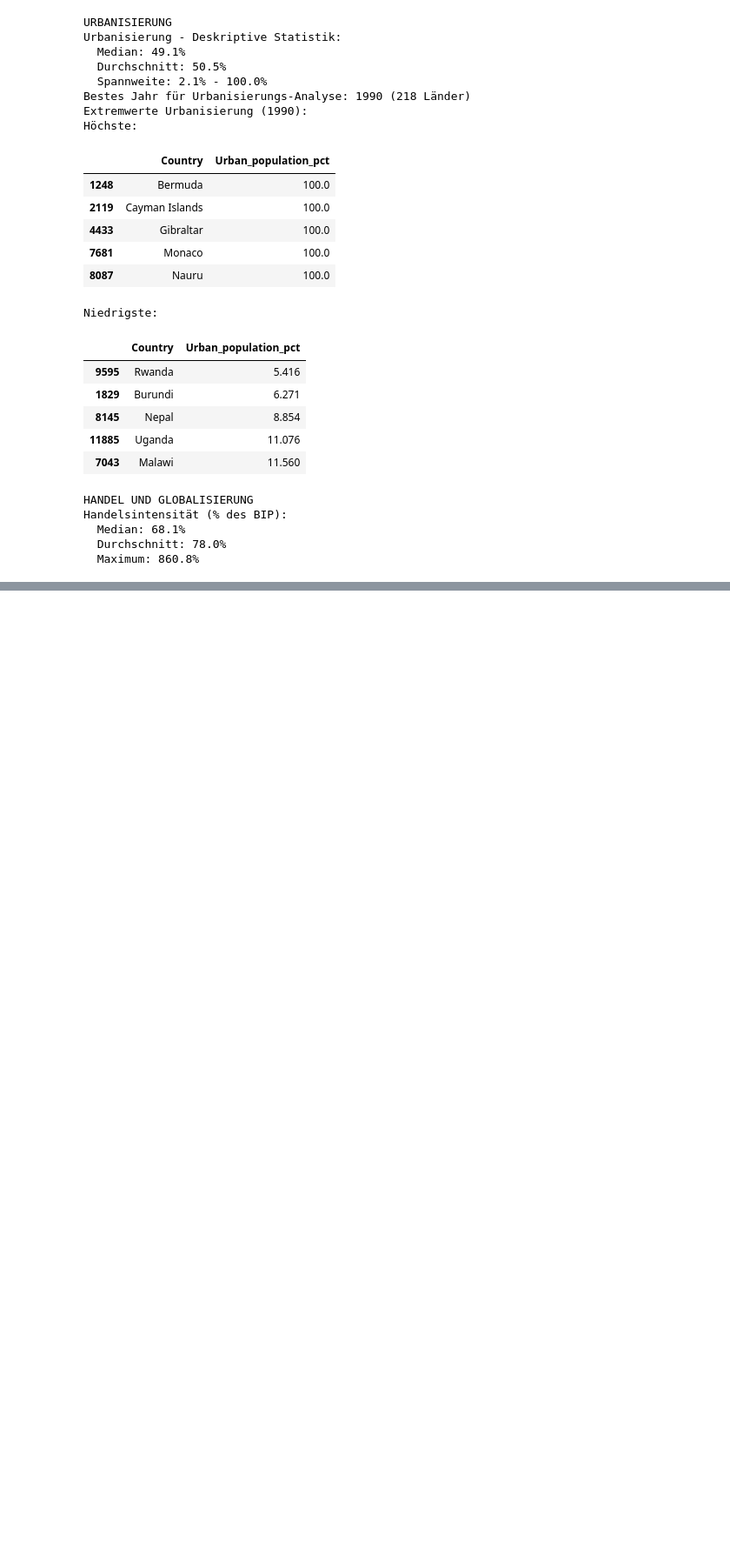
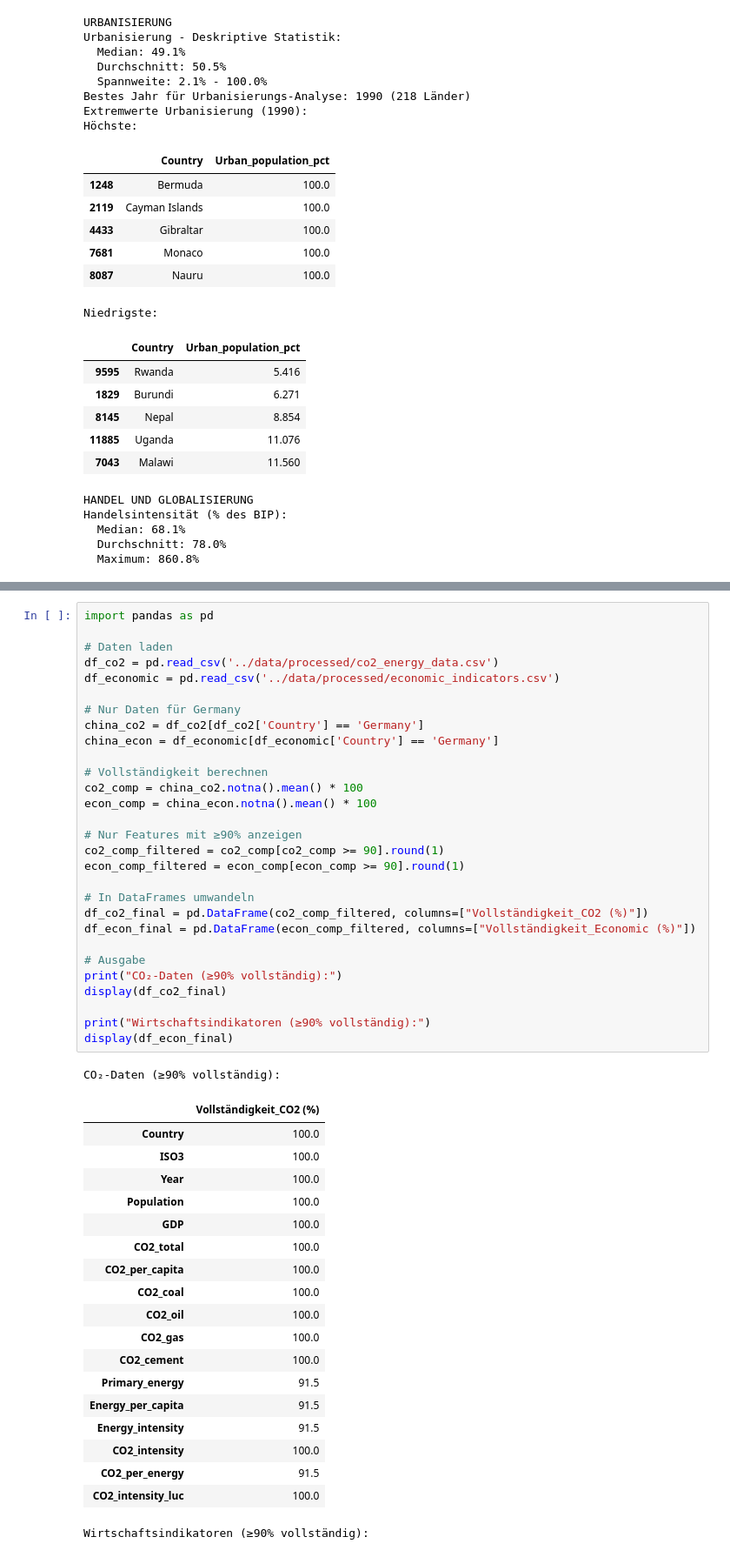
Before and after one commit to belavonwangenheim/group14-co2-NetZeroTrackers, a Jupyter notebook: notebooks/02_data_understanding.ipynb, the cells around one changed output, grey strips where cells are left out. Shown at 87% size. Drawn from its saved outputs; the diff is of its cells as text; blank space fills up the shorter version.

```diff
--- a/notebooks/02_data_understanding.ipynb
+++ b/notebooks/02_data_understanding.ipynb
@@ -354,0 +572,50 @@ Handelsintensität (% des BIP):
+# %%
+import pandas as pd
+
+# Daten laden
+df_co2 = pd.read_csv('../data/processed/co2_energy_data.csv')
+df_economic = pd.read_csv('../data/processed/economic_indicators.csv')
+
+# Nur Daten für Germany
+china_co2 = df_co2[df_co2['Country'] == 'Germany']
+china_econ = df_economic[df_economic['Country'] == 'Germany']
+
+# Vollständigkeit berechnen
+co2_comp = china_co2.notna().mean() * 100
+econ_comp = china_econ.notna().mean() * 100
+
+# Nur Features mit ≥90% anzeigen
+co2_comp_filtered = co2_comp[co2_comp >= 90].round(1)
+econ_comp_filtered = econ_comp[econ_comp >= 90].round(1)
+
+# In DataFrames umwandeln
+df_co2_final = pd.DataFrame(co2_comp_filtered, columns=["Vollständigkeit_CO2 (%)"])
+df_econ_final = pd.DataFrame(econ_comp_filtered, columns=["Vollständigkeit_Economic (%)"])
+
+# Ausgabe
+print("CO₂-Daten (≥90% vollständig):")
+display(df_co2_final)
+
+print("Wirtschaftsindikatoren (≥90% vollständig):")
+display(df_econ_final)
+# %% [output]
+CO₂-Daten (≥90% vollständig):
+|  | Vollständigkeit_CO2 (%) |
+| Country | 100.0 |
+| ISO3 | 100.0 |
+| Year | 100.0 |
+| Population | 100.0 |
+| GDP | 100.0 |
+| CO2_total | 100.0 |
+| CO2_per_capita | 100.0 |
+| CO2_coal | 100.0 |
+| CO2_oil | 100.0 |
+| CO2_gas | 100.0 |
+| CO2_cement | 100.0 |
+| Primary_energy | 91.5 |
+| Energy_per_capita | 91.5 |
+| Energy_intensity | 91.5 |
+| CO2_intensity | 100.0 |
+| CO2_per_energy | 91.5 |
+| CO2_intensity_luc | 100.0 |
+Wirtschaftsindikatoren (≥90% vollständig):
```
Also changed, not shown: parts of 9 cells of this notebook, 1 other file.
